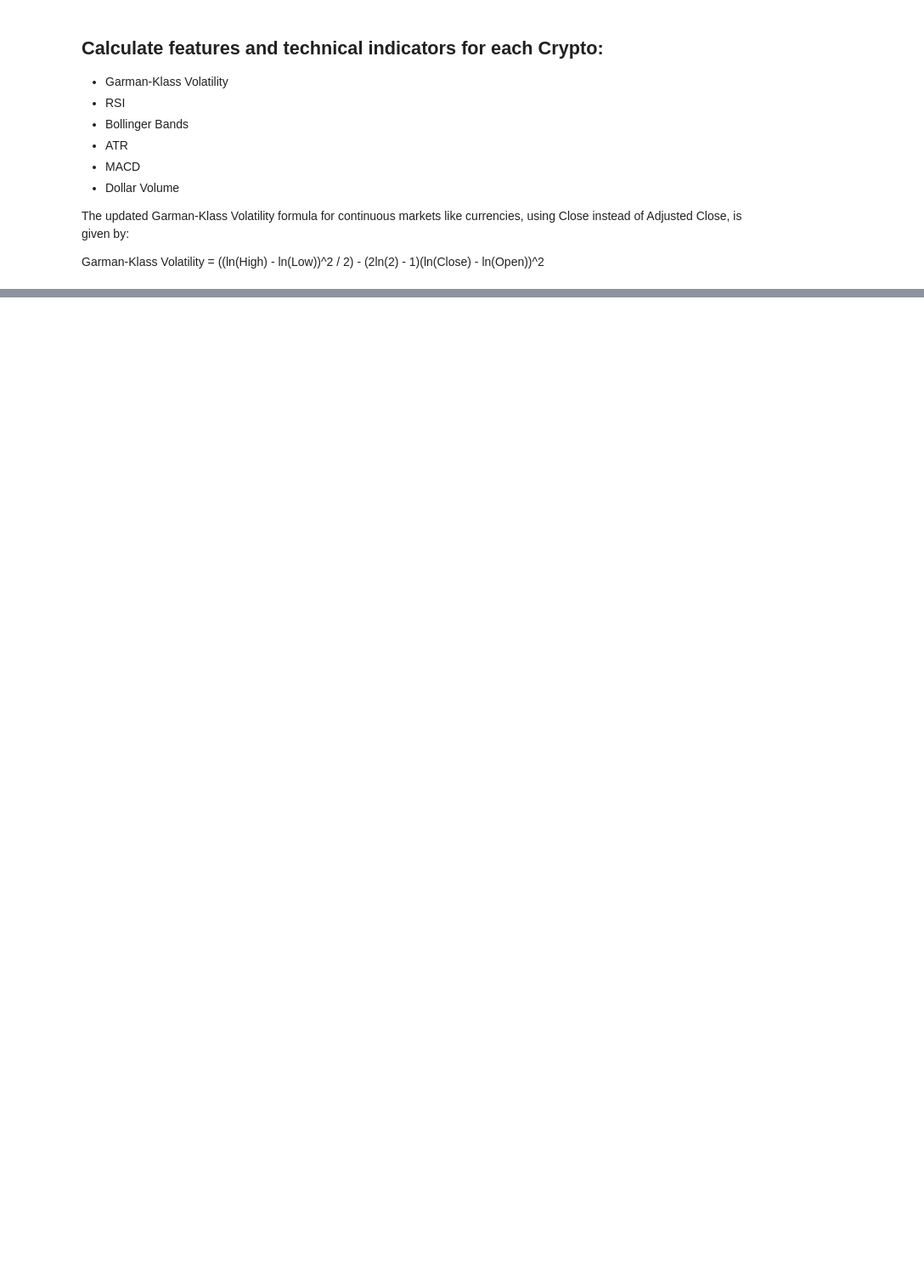
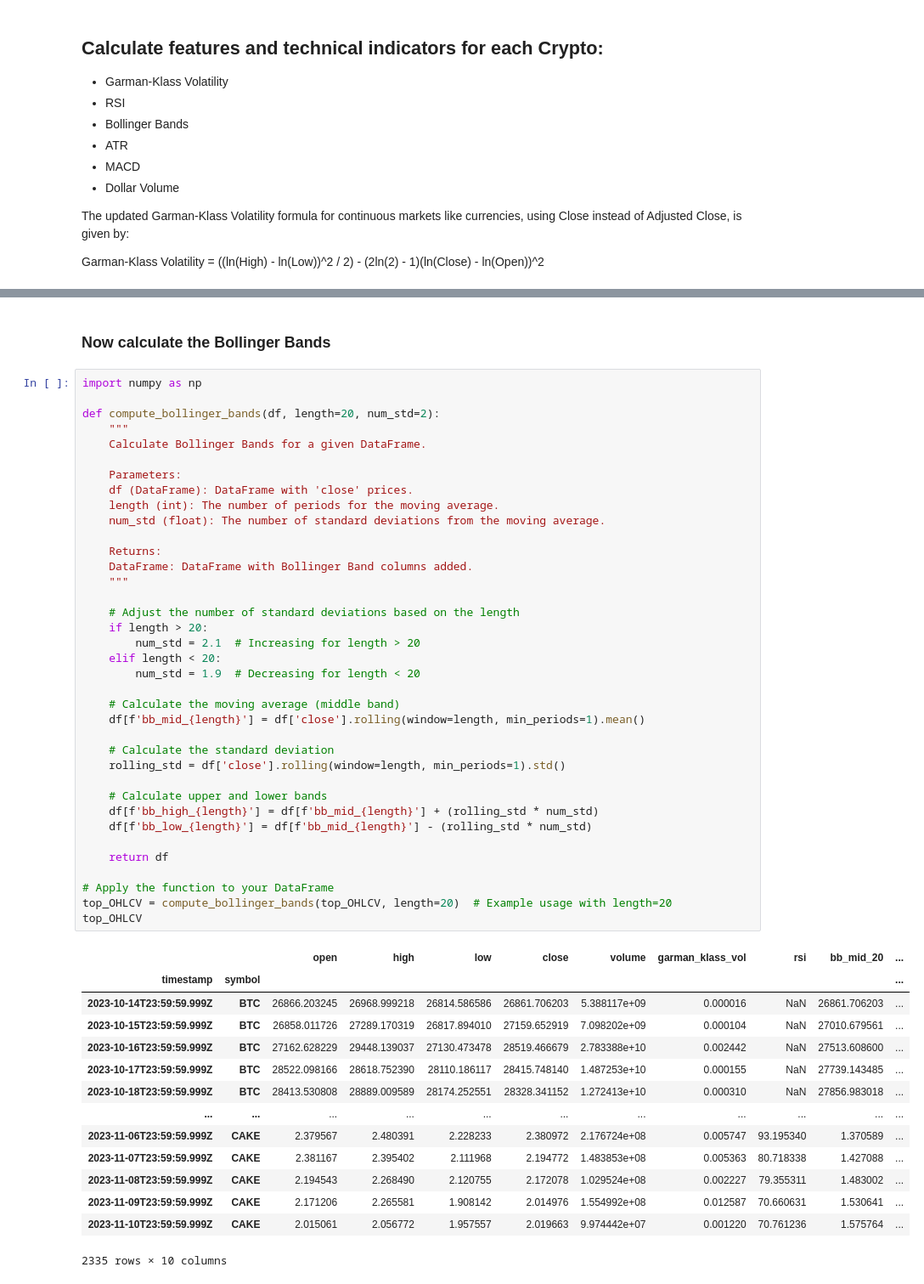
Before and after one commit to Okitrader/freeCodeCampAlgoTrading, a Jupyter notebook: FCC_Algo_Proj01.ipynb, the cells around one changed output, grey strips where cells are left out. Shown: that part at 85% size. Saved outputs shown, nothing was run; the diff lists cells and outputs as text; blank space fills up the shorter version.

```diff
--- a/FCC_Algo_Proj01.ipynb
+++ b/FCC_Algo_Proj01.ipynb
@@ -259,0 +255,54 @@ top_OHLCV
+# %% [markdown]
+### Now calculate the Bollinger Bands
+# %%
+import numpy as np
+
+def compute_bollinger_bands(df, length=20, num_std=2):
+    """
+    Calculate Bollinger Bands for a given DataFrame.
+
+    Parameters:
+    df (DataFrame): DataFrame with 'close' prices.
+    length (int): The number of periods for the moving average.
+    num_std (float): The number of standard deviations from the moving average.
+
+    Returns:
+    DataFrame: DataFrame with Bollinger Band columns added.
+    """
+
+    # Adjust the number of standard deviations based on the length
+    if length > 20:
+        num_std = 2.1  # Increasing for length > 20
+    elif length < 20:
+        num_std = 1.9  # Decreasing for length < 20
+
+    # Calculate the moving average (middle band)
+    df[f'bb_mid_{length}'] = df['close'].rolling(window=length, min_periods=1).mean()
+
+    # Calculate the standard deviation
+    rolling_std = df['close'].rolling(window=length, min_periods=1).std()
+
+    # Calculate upper and lower bands
+    df[f'bb_high_{length}'] = df[f'bb_mid_{length}'] + (rolling_std * num_std)
+    df[f'bb_low_{length}'] = df[f'bb_mid_{length}'] - (rolling_std * num_std)
+
+    return df
+
+# Apply the function to your DataFrame
+top_OHLCV = compute_bollinger_bands(top_OHLCV, length=20)  # Example usage with length=20
+top_OHLCV
+# %% [output]
+|  |  | open | high | low | close | volume | garman_klass_vol | rsi | bb_mid_20 | ... |
+| timestamp | symbol |  |  |  |  |  |  |  |  | ... |
+| 2023-10-14T23:59:59.999Z | BTC | 26866.203245 | 26968.999218 | 26814.586586 | 26861.706203 | 5.388117e+09 | 0.000016 | NaN | 26861.706203 | ... |
+| 2023-10-15T23:59:59.999Z | BTC | 26858.011726 | 27289.170319 | 26817.894010 | 27159.652919 | 7.098202e+09 | 0.000104 | NaN | 27010.679561 | ... |
+| 2023-10-16T23:59:59.999Z | BTC | 27162.628229 | 29448.139037 | 27130.473478 | 28519.466679 | 2.783388e+10 | 0.002442 | NaN | 27513.608600 | ... |
+| 2023-10-17T23:59:59.999Z | BTC | 28522.098166 | 28618.752390 | 28110.186117 | 28415.748140 | 1.487253e+10 | 0.000155 | NaN | 27739.143485 | ... |
+| 2023-10-18T23:59:59.999Z | BTC | 28413.530808 | 28889.009589 | 28174.252551 | 28328.341152 | 1.272413e+10 | 0.000310 | NaN | 27856.983018 | ... |
+| ... | ... | ... | ... | ... | ... | ... | ... | ... | ... | ... |
+| 2023-11-06T23:59:59.999Z | CAKE | 2.379567 | 2.480391 | 2.228233 | 2.380972 | 2.176724e+08 | 0.005747 | 93.195340 | 1.370589 | ... |
+| 2023-11-07T23:59:59.999Z | CAKE | 2.381167 | 2.395402 | 2.111968 | 2.194772 | 1.483853e+08 | 0.005363 | 80.718338 | 1.427088 | ... |
+| 2023-11-08T23:59:59.999Z | CAKE | 2.194543 | 2.268490 | 2.120755 | 2.172078 | 1.029524e+08 | 0.002227 | 79.355311 | 1.483002 | ... |
+| 2023-11-09T23:59:59.999Z | CAKE | 2.171206 | 2.265581 | 1.908142 | 2.014976 | 1.554992e+08 | 0.012587 | 70.660631 | 1.530641 | ... |
+| 2023-11-10T23:59:59.999Z | CAKE | 2.015061 | 2.056772 | 1.957557 | 2.019663 | 9.974442e+07 | 0.001220 | 70.761236 | 1.575764 | ... |
+2335 rows × 10 columns
```
Also changed, not shown: parts of 7 cells of this notebook.
